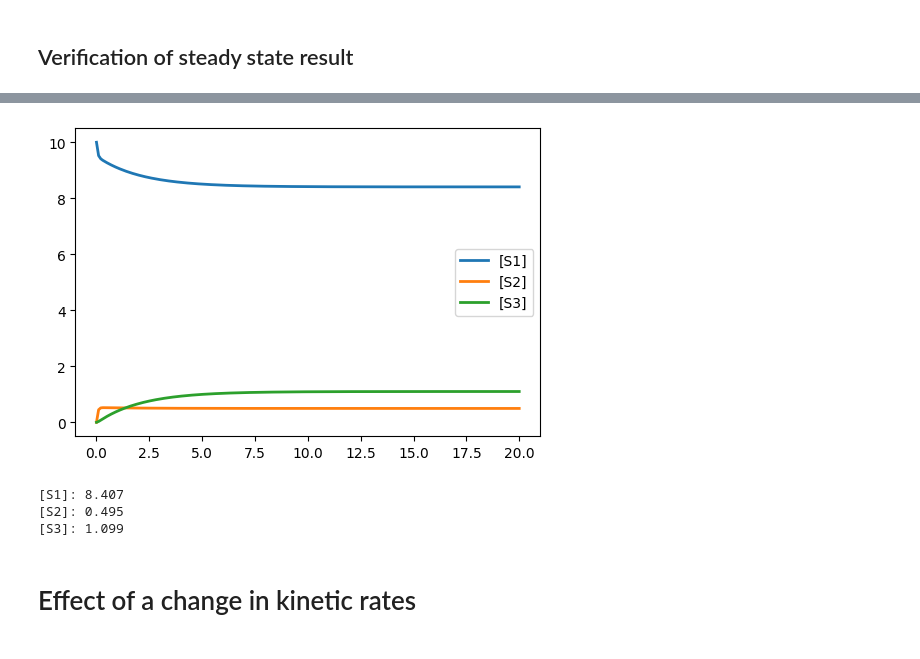
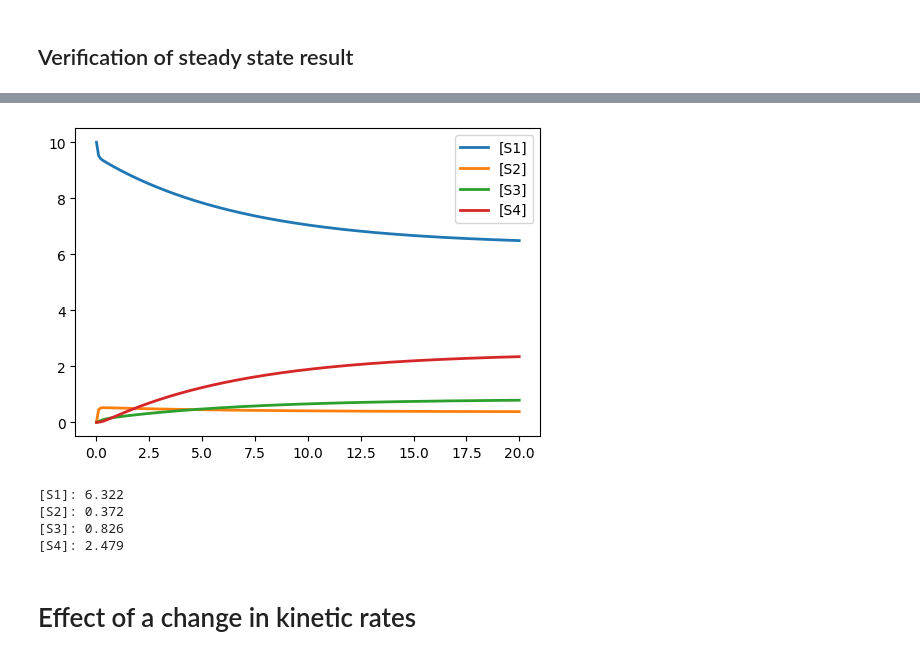
Before and after one commit to sys-bio/frequency_response_paper, a Jupyter notebook: notebooks/Cascades.ipynb, the cells around one changed output, grey strips where cells are left out. Saved outputs shown, nothing was run; the diff lists cells and outputs as text; code cells hidden in the pictures.

Commit message:
Towards Verification of steady state result

```diff
--- a/notebooks/Cascades.ipynb
+++ b/notebooks/Cascades.ipynb
@@ -131,30 +140,37 @@ array([ 0.,  0., 10.])
 # %%
 MODEL = """
 S1 -> S2; k12*S1
 S2 -> S1; k21*S2
 S2 -> S3; k23*S2
 S3 -> S2; k32*S3
+S3 -> S4; k34*S3
+S4 -> S3; k43*S4
 
 k12 = 1;
 k21 = 17;
 k23 = 1;
 k32 = 0.45
+k34 = 3
+k43 = 1
 TOTAL = 10
 S1 = TOTAL
 S2 = 0
 S3 = 0
+S4 = 0
 """
 rr = te.loada(MODEL)
 rr.simulate(0, 20, 200)
 rr.plot()
-for idx in range(3):
+rr.steadyState()
+for idx in range(4):
     name = "[S%d]" % (idx + 1)
     print("%s: %2.3f" % (name, rr[name]))
 # %% [output]
-[figure, old version]
+[figure, new version]
-[S1]: 8.407
-[S2]: 0.495
-[S3]: 1.099
+[S1]: 6.322
+[S2]: 0.372
+[S3]: 0.826
+[S4]: 2.479
 # %% [markdown]
 # Effect of a change in kinetic rates
 # %% [markdown]
```
Also changed, not shown: parts of 2 cells of this notebook, 1 other file.
